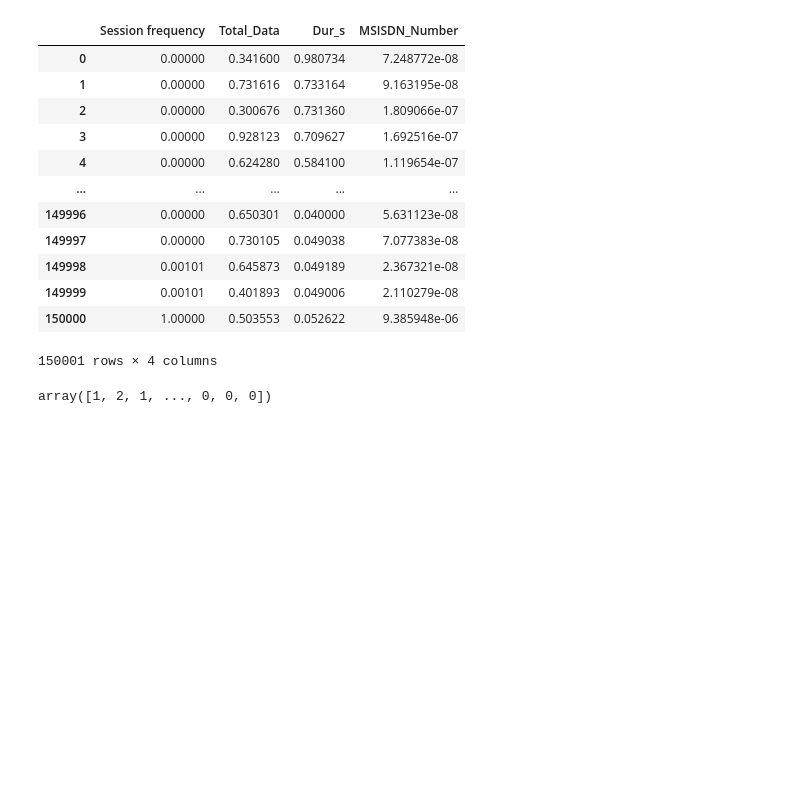
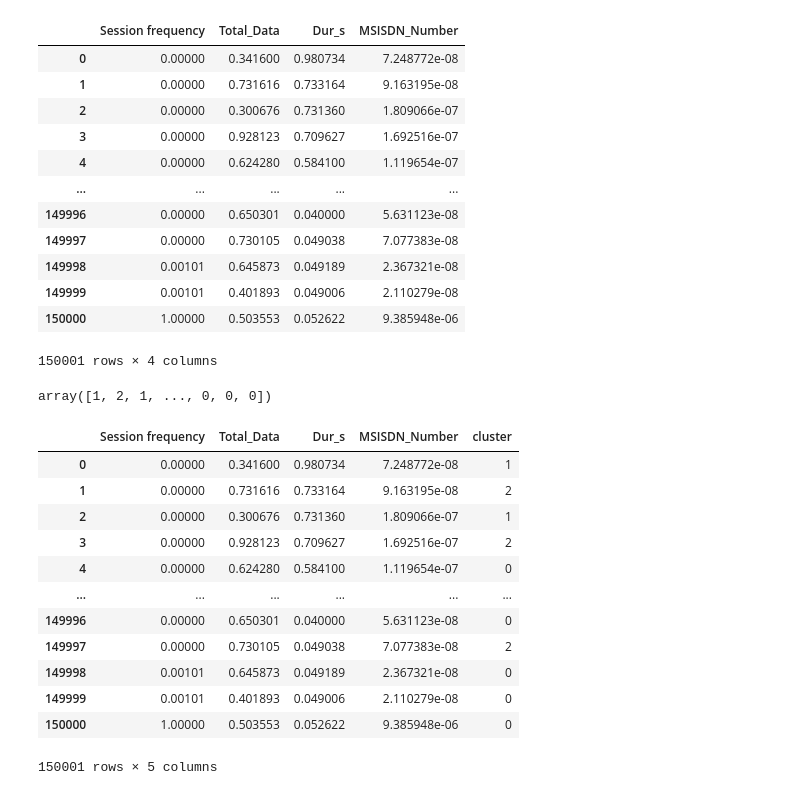
Before and after one commit to ProgrammingOperative/User-Analytics-In-Telecommunication-Industry, a Jupyter notebook: notebooks/User_Engagement_Analysis.ipynb, the cells around one changed output. Saved outputs shown, nothing was run; the diff lists cells and outputs as text; code cells hidden in the pictures; blank space fills up the shorter version.

```diff
--- a/notebooks/User_Engagement_Analysis.ipynb
+++ b/notebooks/User_Engagement_Analysis.ipynb
@@ -178,3 +178,26 @@ prediction = km.fit_predict(engagement_df_norm[['Total_Data', 'Dur_s', 'Session
 prediction
 # %% [output]
 array([1, 2, 1, ..., 0, 0, 0])
+# %%
+#Creating a new variable to display various clusters
+engagement_df_norm['cluster'] = prediction
+
+engagement_df_norm1 = engagement_df_norm[engagement_df_norm.cluster==0]
+engagement_df_norm2 = engagement_df_norm[engagement_df_norm.cluster==1]
+engagement_df_norm3 = engagement_df_norm[engagement_df_norm.cluster==2]
+
+engagement_df_norm
+# %% [output]
+|  | Session frequency | Total_Data | Dur_s | MSISDN_Number | cluster |
+| 0 | 0.00000 | 0.341600 | 0.980734 | 7.248772e-08 | 1 |
+| 1 | 0.00000 | 0.731616 | 0.733164 | 9.163195e-08 | 2 |
+| 2 | 0.00000 | 0.300676 | 0.731360 | 1.809066e-07 | 1 |
+| 3 | 0.00000 | 0.928123 | 0.709627 | 1.692516e-07 | 2 |
+| 4 | 0.00000 | 0.624280 | 0.584100 | 1.119654e-07 | 0 |
+| ... | ... | ... | ... | ... | ... |
+| 149996 | 0.00000 | 0.650301 | 0.040000 | 5.631123e-08 | 0 |
+| 149997 | 0.00000 | 0.730105 | 0.049038 | 7.077383e-08 | 2 |
+| 149998 | 0.00101 | 0.645873 | 0.049189 | 2.367321e-08 | 0 |
+| 149999 | 0.00101 | 0.401893 | 0.049006 | 2.110279e-08 | 0 |
+| 150000 | 1.00000 | 0.503553 | 0.052622 | 9.385948e-06 | 0 |
+150001 rows × 5 columns
```
Also changed, not shown: parts of 2 cells of this notebook.
